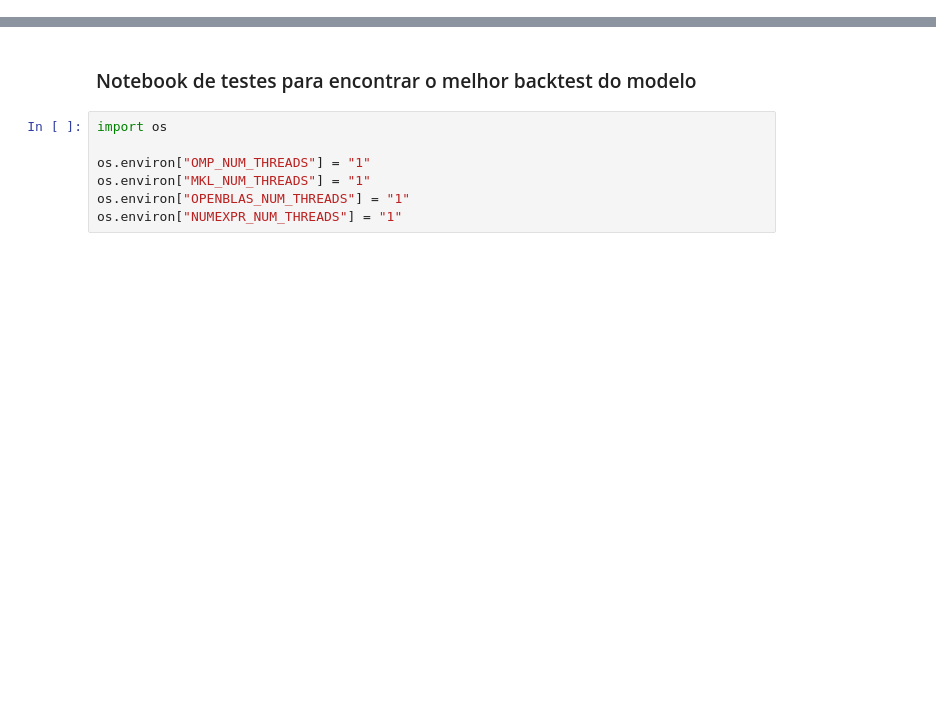
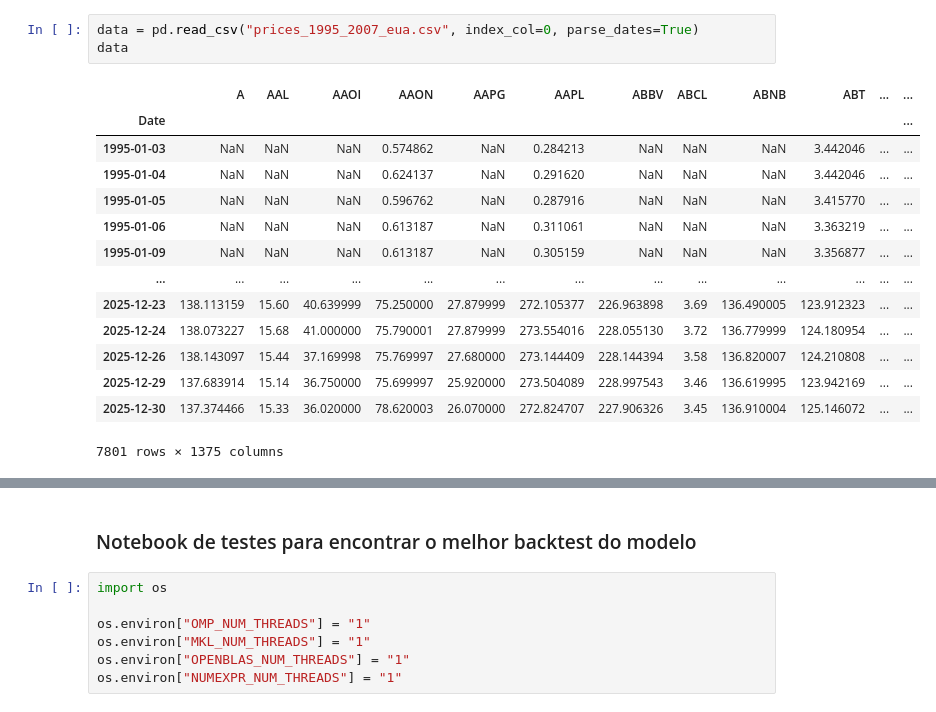
Before and after one commit to savio160502/Statistical-Arbitrage, a Jupyter notebook: run_backtest.ipynb, the cells around one changed output, grey strips where cells are left out. Saved outputs shown, nothing was run; the diff lists cells and outputs as text; blank space fills up the shorter version.

```diff
--- a/run_backtest.ipynb
+++ b/run_backtest.ipynb
@@ -0,0 +107,18 @@
+# %%
+data = pd.read_csv("prices_1995_2007_eua.csv", index_col=0, parse_dates=True)
+data
+# %% [output]
+|  | A | AAL | AAOI | AAON | AAPG | AAPL | ABBV | ABCL | ABNB | ABT | ... | ... |
+| Date |  |  |  |  |  |  |  |  |  |  |  | ... |
+| 1995-01-03 | NaN | NaN | NaN | 0.574862 | NaN | 0.284213 | NaN | NaN | NaN | 3.442046 | ... | ... |
+| 1995-01-04 | NaN | NaN | NaN | 0.624137 | NaN | 0.291620 | NaN | NaN | NaN | 3.442046 | ... | ... |
+| 1995-01-05 | NaN | NaN | NaN | 0.596762 | NaN | 0.287916 | NaN | NaN | NaN | 3.415770 | ... | ... |
+| 1995-01-06 | NaN | NaN | NaN | 0.613187 | NaN | 0.311061 | NaN | NaN | NaN | 3.363219 | ... | ... |
+| 1995-01-09 | NaN | NaN | NaN | 0.613187 | NaN | 0.305159 | NaN | NaN | NaN | 3.356877 | ... | ... |
+| ... | ... | ... | ... | ... | ... | ... | ... | ... | ... | ... | ... | ... |
+| 2025-12-23 | 138.113159 | 15.60 | 40.639999 | 75.250000 | 27.879999 | 272.105377 | 226.963898 | 3.69 | 136.490005 | 123.912323 | ... | ... |
+| 2025-12-24 | 138.073227 | 15.68 | 41.000000 | 75.790001 | 27.879999 | 273.554016 | 228.055130 | 3.72 | 136.779999 | 124.180954 | ... | ... |
+| 2025-12-26 | 138.143097 | 15.44 | 37.169998 | 75.769997 | 27.680000 | 273.144409 | 228.144394 | 3.58 | 136.820007 | 124.210808 | ... | ... |
+| 2025-12-29 | 137.683914 | 15.14 | 36.750000 | 75.699997 | 25.920000 | 273.504089 | 228.997543 | 3.46 | 136.619995 | 123.942169 | ... | ... |
+| 2025-12-30 | 137.374466 | 15.33 | 36.020000 | 78.620003 | 26.070000 | 272.824707 | 227.906326 | 3.45 | 136.910004 | 125.146072 | ... | ... |
+7801 rows × 1375 columns
```
Also changed, not shown: parts of 14 cells of this notebook, 1 other file.
